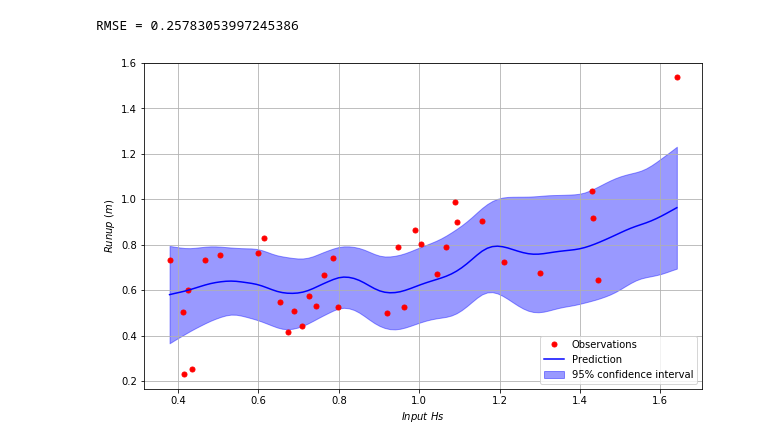
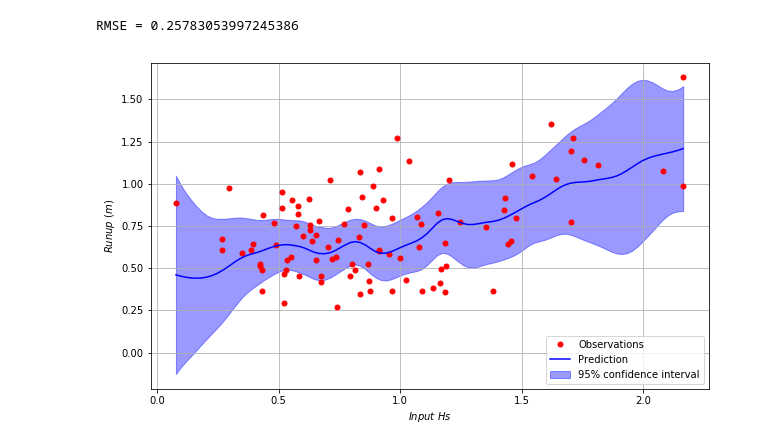
Before and after one commit to TomasBeuzen/PH12_Dune_Erosion_Model, a Jupyter notebook: Runup_GP/Gaussian_Process_Narra_1D.ipynb, the cells around one changed output. Drawn from its saved outputs; the diff is of its cells as text; code cells hidden in the pictures.

```diff
--- a/Runup_GP/Gaussian_Process_Narra_1D.ipynb
+++ b/Runup_GP/Gaussian_Process_Narra_1D.ipynb
@@ -71,19 +71,19 @@ print('RMSE =', np.sqrt(mean_squared_error(y_test,y_pred)))
 # %% [output]
 RMSE = 0.25783053997245386
 # %%
-x_actual = X_test_scaled[0:100:3]
-y_actual = y_test.iloc[0:100:3]
+x_actual = X_test_scaled[0:1000:10]
+y_actual = y_test.iloc[0:1000:10]
 x_predict = np.linspace(x_actual.min(),x_actual.max(),100)
 y_predict, predict_sigma = gp.predict(x_predict.reshape(-1, 1),return_std=True)
 
 fig, axes = plt.subplots(figsize=(10,6))
 axes.plot(scaler.inverse_transform(x_actual),y_actual,'r.',markersize=10,label='Observations')
 axes.plot(scaler.inverse_transform(x_predict), y_predict, 'b-', label='Prediction')
 axes.fill_between(scaler.inverse_transform(x_predict),y_predict.ravel() - 1.9600 * predict_sigma,y_predict.ravel() + 1.9600 * predict_sigma,
                  alpha=0.4, color='b', edgecolor='k', label='95% confidence interval')
 axes.set_xlabel('$Input$ ' + '$' + X_test.columns[0] + '$')
 axes.set_ylabel('$Runup$ $(m)$')
 axes.legend(loc='lower right')
 axes.grid(True)
 # %% [output]
-[figure, old version]
+[figure, new version]
```
Also changed, not shown: 1 other file.
